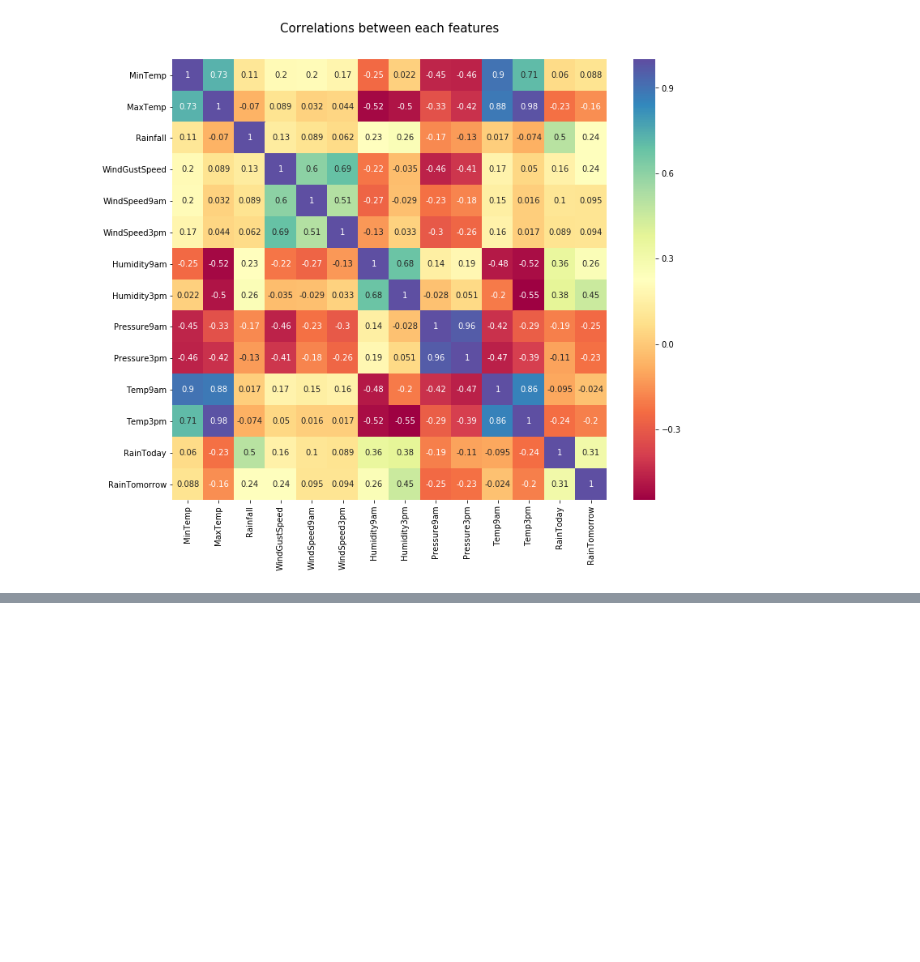
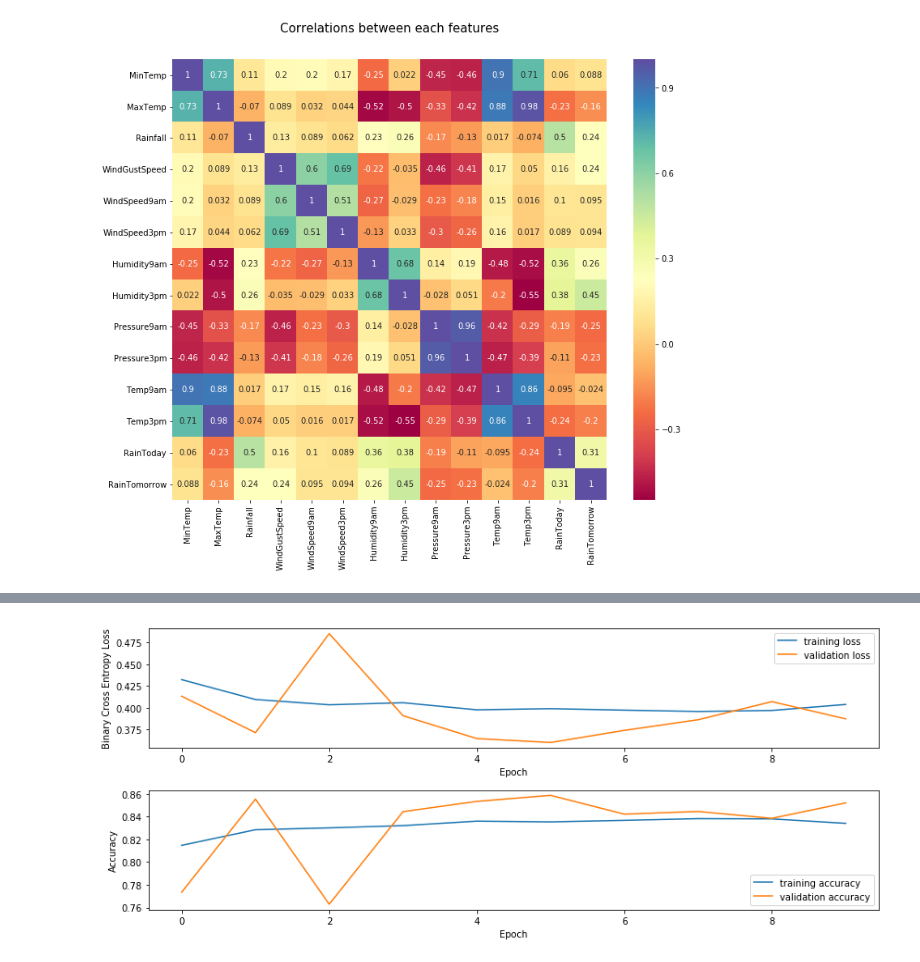
Before and after one commit to elliotvilhelm/COGS_108, a Jupyter notebook: main.ipynb, the cells around one changed output, grey strips where cells are left out. Drawn from its saved outputs; the diff is of its cells as text; code cells hidden in the pictures; blank space fills up the shorter version.

```diff
--- a/main.ipynb
+++ b/main.ipynb
@@ -140,0 +212,5 @@ Text(0,0.5,'Correlation to RainToday')
+# %%
+from keras.callbacks import History
+
+history = History()
+model.fit(X_train, y_train, epochs=EPOCHS, batch_size=BATCH_SIZE, validation_data=(X_val, y_val), callbacks=[history])
@@ -140,0 +237,28 @@ Text(0,0.5,'Correlation to RainToday')
+# %%
+val_loss = history.history['val_loss']
+train_loss = history.history['loss']
+val_acc = history.history['val_acc']
+train_acc = history.history['acc']
+import matplotlib.pyplot as plt
+plt.rcParams['figure.figsize'] = [12, 5]
+
+ax1 = plt.subplot(211)
+ax2 = plt.subplot(212)
+
+# Loss Axis
+ax1.plot(list(range(EPOCHS)), train_loss)
+ax1.plot(list(range(EPOCHS)), val_loss)
+ax1.set_xlabel('Epoch')
+ax1.legend(['training loss', 'validation loss'])
+ax1.set_ylabel('Binary Cross Entropy Loss')
+
+# Accuracy Axis
+ax2.plot(list(range(EPOCHS)), train_acc)
+ax2.plot(list(range(EPOCHS)), val_acc)
+ax2.legend(['training accuracy', 'validation accuracy'])
+ax2.set_xlabel('Epoch')
+ax2.set_ylabel('Accuracy')
+plt.tight_layout()
+plt.show()
+# %% [output]
+[figure, added]
```
Also changed, not shown: parts of 13 cells of this notebook.
